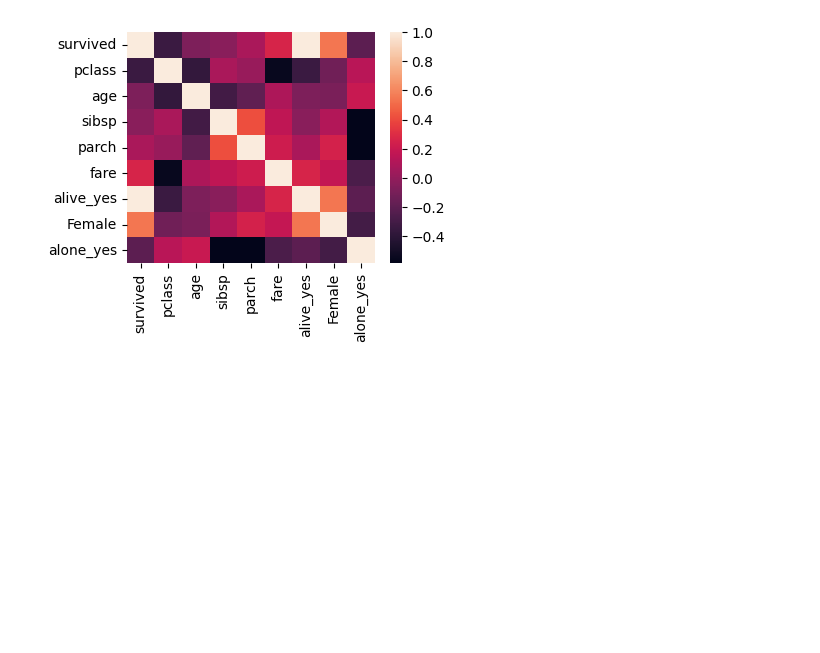
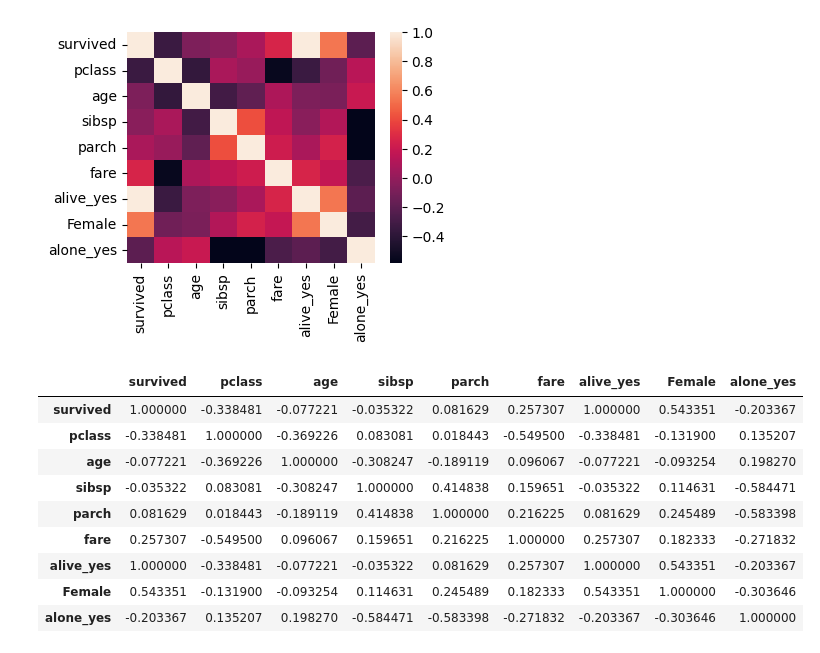
Before and after one commit to JyothsnaGH/PythonforFinance, a Jupyter notebook: Week04_Titanic.ipynb, the cells around one changed output. Saved outputs shown, nothing was run; the diff lists cells and outputs as text; code cells hidden in the pictures; blank space fills up the shorter version.

```diff
--- a/Week04_Titanic.ipynb
+++ b/Week04_Titanic.ipynb
@@ -114,3 +279,16 @@ sns.heatmap(Corr)
 # %% [output]
 <Axes: >
 [figure]
+# %%
+titanic.select_dtypes('number').corr()
+# %% [output]
+|  | survived | pclass | age | sibsp | parch | fare | alive_yes | Female | alone_yes |
+| survived | 1.000000 | -0.338481 | -0.077221 | -0.035322 | 0.081629 | 0.257307 | 1.000000 | 0.543351 | -0.203367 |
+| pclass | -0.338481 | 1.000000 | -0.369226 | 0.083081 | 0.018443 | -0.549500 | -0.338481 | -0.131900 | 0.135207 |
+| age | -0.077221 | -0.369226 | 1.000000 | -0.308247 | -0.189119 | 0.096067 | -0.077221 | -0.093254 | 0.198270 |
+| sibsp | -0.035322 | 0.083081 | -0.308247 | 1.000000 | 0.414838 | 0.159651 | -0.035322 | 0.114631 | -0.584471 |
+| parch | 0.081629 | 0.018443 | -0.189119 | 0.414838 | 1.000000 | 0.216225 | 0.081629 | 0.245489 | -0.583398 |
+| fare | 0.257307 | -0.549500 | 0.096067 | 0.159651 | 0.216225 | 1.000000 | 0.257307 | 0.182333 | -0.271832 |
+| alive_yes | 1.000000 | -0.338481 | -0.077221 | -0.035322 | 0.081629 | 0.257307 | 1.000000 | 0.543351 | -0.203367 |
+| Female | 0.543351 | -0.131900 | -0.093254 | 0.114631 | 0.245489 | 0.182333 | 0.543351 | 1.000000 | -0.303646 |
+| alone_yes | -0.203367 | 0.135207 | 0.198270 | -0.584471 | -0.583398 | -0.271832 | -0.203367 | -0.303646 | 1.000000 |
```
Also changed, not shown: parts of 20 cells of this notebook.
